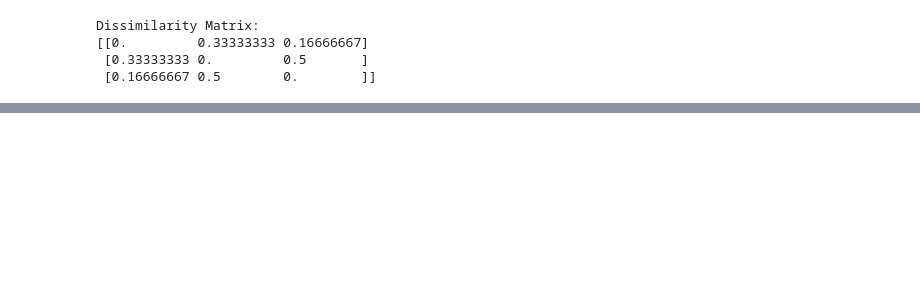
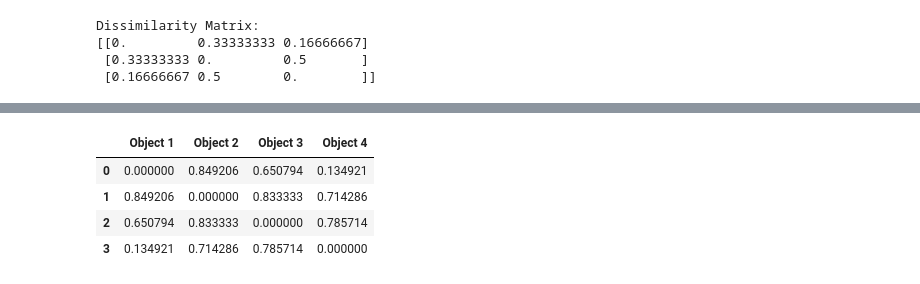
Before and after one commit to AbdulManaf12/advanced-machine-learning, a Jupyter notebook: Chapter-2/#8 Dissimilarity Matrix.ipynb, the cells around one changed output, grey strips where cells are left out. Drawn from its saved outputs; the diff is of its cells as text; code cells hidden in the pictures; blank space fills up the shorter version.

Commit message:
dissimilarity matrix

```diff
--- a/Chapter-2/#8 Dissimilarity Matrix.ipynb
+++ b/Chapter-2/#8 Dissimilarity Matrix.ipynb
@@ -34,3 +34,15 @@ Dissimilarity Matrix:
 [[0.         0.33333333 0.16666667]
  [0.33333333 0.         0.5       ]
  [0.16666667 0.5        0.        ]]
+# %%
+import numpy as np
+import pandas as pd
+
+# Example dataset with mixed attributes (Nominal, Ordinal, Numeric)
+data = pd.DataFrame({
+    'T1': ['Code A', 'Code B', 'Code C', 'Code A'],  # Nominal
+    'T2': ['Excellent', 'Fair', 'Good', 'Excellent'],  # Ordinal
+    'T3': [45, 22, 64, 28]  # Numeric
+})
+
+data
@@ -36,0 +55,56 @@ Dissimilarity Matrix:
+# %%
+# Ordinal mapping for T2
+ordinal_mapping = {'Fair': 1, 'Good': 2, 'Excellent': 3}
+data['T2_ordinal'] = data['T2'].map(ordinal_mapping)
+
+# Normalize ordinal values to [0, 1]
+def normalize_ordinal(column, mapping):
+    Mf = max(mapping.values())  # Max rank
+    return (column - 1) / (Mf - 1)
+
+data['T2_normalized'] = normalize_ordinal(data['T2_ordinal'], ordinal_mapping)
+
+# Function to calculate dissimilarity between two objects
+def calculate_dissimilarity(obj1, obj2):
+    # Initialize dissimilarity and indicator sums
+    dissimilarity_sum = 0
+    indicator_sum = 0
+
+    # Dissimilarity for Nominal Attribute (T1)
+    if obj1['T1'] != obj2['T1']:
+        d_nominal = 1
+    else:
+        d_nominal = 0
+    dissimilarity_sum += d_nominal
+    indicator_sum += 1
+
+    # Dissimilarity for Ordinal Attribute (T2)
+    d_ordinal = abs(obj1['T2_normalized'] - obj2['T2_normalized'])
+    dissimilarity_sum += d_ordinal
+    indicator_sum += 1
+
+    # Dissimilarity for Numeric Attribute (T3)
+    d_numeric = abs(obj1['T3'] - obj2['T3']) / (max(data['T3']) - min(data['T3']))
+    dissimilarity_sum += d_numeric
+    indicator_sum += 1
+
+    # Final dissimilarity
+    return dissimilarity_sum / indicator_sum
+
+# Calculate the dissimilarity matrix
+n = data.shape[0]
+dissimilarity_matrix = np.zeros((n, n))
+
+for i in range(n):
+    for j in range(n):
+        dissimilarity_matrix[i, j] = calculate_dissimilarity(data.iloc[i], data.iloc[j])
+
+# Display the dissimilarity matrix
+dissimilarity_matrix_df = pd.DataFrame(dissimilarity_matrix, columns=["Object 1", "Object 2", "Object 3", "Object 4"])
+dissimilarity_matrix_df
+# %% [output]
+|  | Object 1 | Object 2 | Object 3 | Object 4 |
+| 0 | 0.000000 | 0.849206 | 0.650794 | 0.134921 |
+| 1 | 0.849206 | 0.000000 | 0.833333 | 0.714286 |
+| 2 | 0.650794 | 0.833333 | 0.000000 | 0.785714 |
+| 3 | 0.134921 | 0.714286 | 0.785714 | 0.000000 |
```
Also changed, not shown: parts of 1 cell of this notebook.
